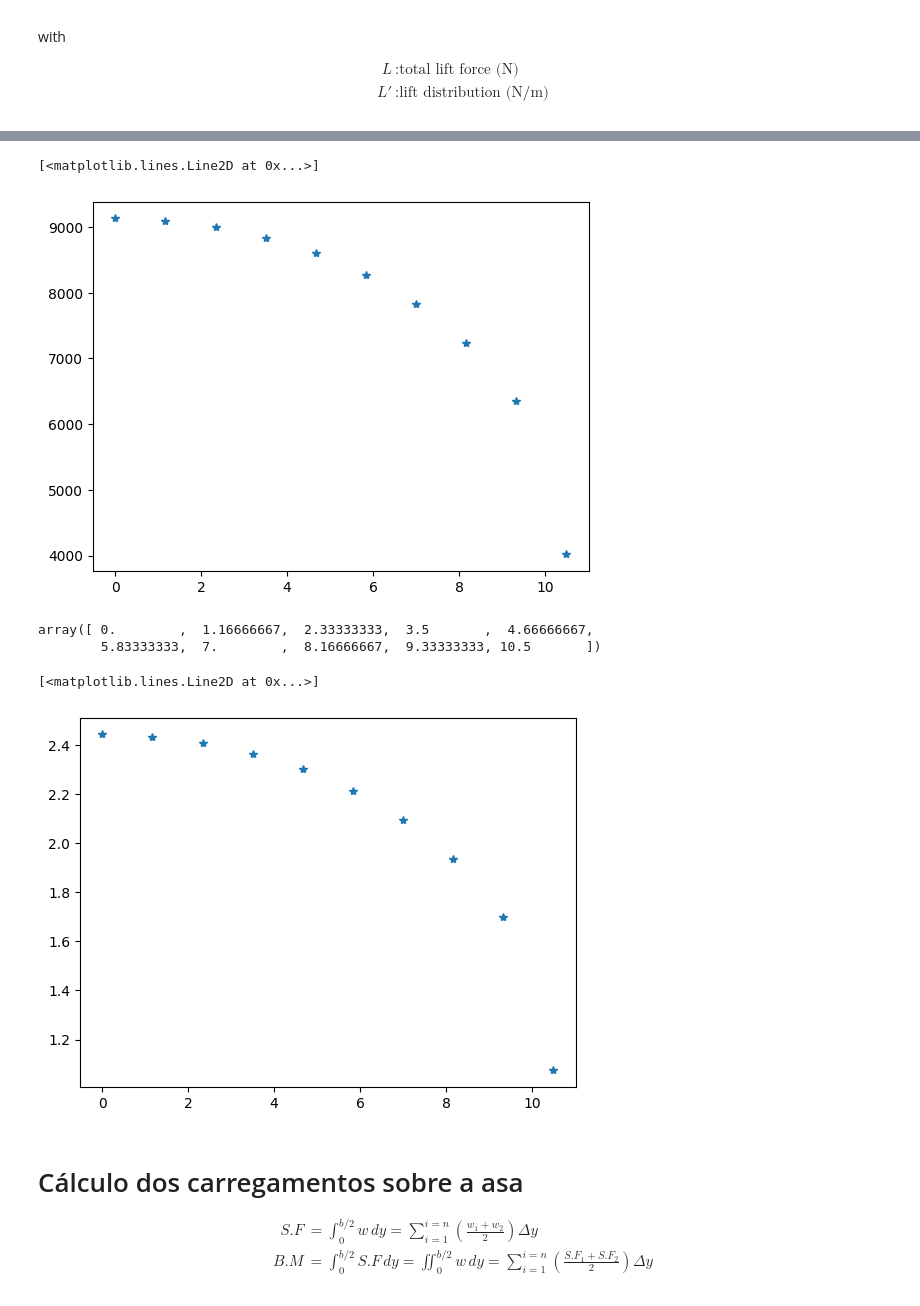
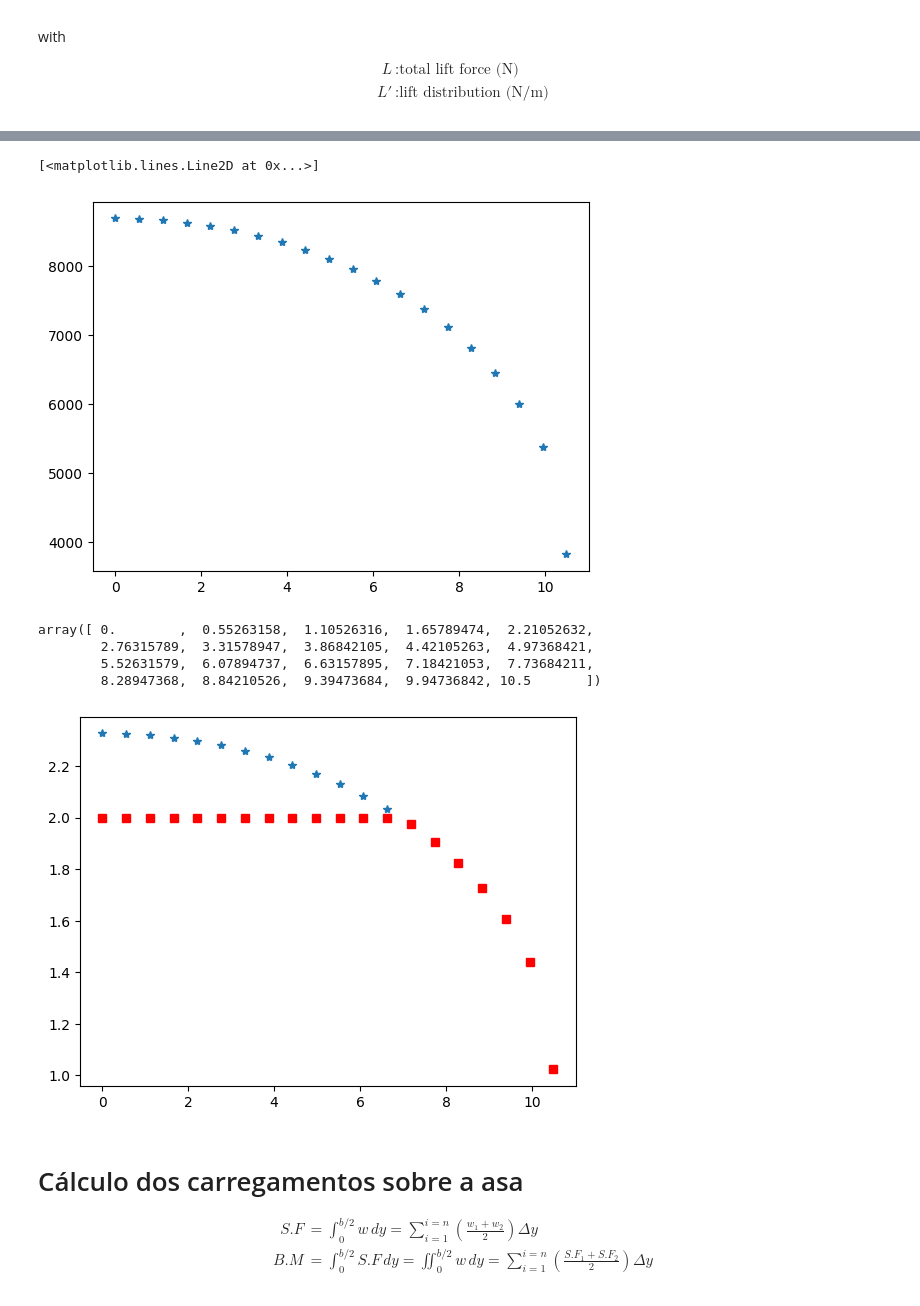
Before and after one commit to FeLorentzo/AircraftProjectEESC, a Jupyter notebook: AircraftPreliminaryDesign/AircraftPreliminaryDesign.ipynb, the cells around one changed output, grey strips where cells are left out. Saved outputs shown, nothing was run; the diff lists cells and outputs as text; code cells hidden in the pictures.

```diff
--- a/AircraftPreliminaryDesign/AircraftPreliminaryDesign.ipynb
+++ b/AircraftPreliminaryDesign/AircraftPreliminaryDesign.ipynb
@@ -973,13 +968,13 @@ def schrenk_method_chord(S, b, afil, y_sections):
 
     return (chord_elliptical + chord_trapezoidal)/2
 
-y_sections = np.linspace(0, aircraft['wing']['b']/2, 10)
+y_sections = np.linspace(0, aircraft['wing']['b']/2, 20)
 
 schrenk_chord = schrenk_method_chord(aircraft['wing']['S'], aircraft['wing']['b'],
                                      aircraft['wing']['taper_ratio'], y_sections)
 
 q = 0.5 * rho_SL * aircraft['definitions']['V_cruise']**2
-Cl = 2.1
+Cl = 2
 wing_load = aircraft['definitions']['wing_load']
 
 # L_distribution = q*schrenk_chord*Cl
@@ -988,24 +983,33 @@ L_distribution = wing_load*schrenk_chord*Cl
 plt.plot(y_sections, L_distribution, '*')
 # %% [output]
 [<matplotlib.lines.Line2D at 0x...>]
-[figure, old version]
+[figure, new version]
 # %%
 y_sections
 # %% [output]
-array([ 0.        ,  1.16666667,  2.33333333,  3.5       ,  4.66666667,
-        5.83333333,  7.        ,  8.16666667,  9.33333333, 10.5       ])
+array([ 0.        ,  0.55263158,  1.10526316,  1.65789474,  2.21052632,
+        2.76315789,  3.31578947,  3.86842105,  4.42105263,  4.97368421,
+        5.52631579,  6.07894737,  6.63157895,  7.18421053,  7.73684211,
+        8.28947368,  8.84210526,  9.39473684,  9.94736842, 10.5       ])
 # %%
 delta_y = np.diff(y_sections)
+# delta_y = np.append(delta_y, 0)
 mean_chord = np.array([(a + b) / 2 for a, b in zip(schrenk_chord[::1], schrenk_chord[1::1])])
-
-w = wing_load*Cl*mean_chord * delta_y
 
 Cl_local = schrenk_chord * Cl / aircraft['wing']['CMA']
 
+w = wing_load*Cl*mean_chord * delta_y # Calculado entre nervuras
+
+CL_corrigido = np.copy(Cl_local) # limitar pelo Cl max calculado pelo XFLR5
+
+CL_corrigido[Cl_local>2] = 2
+
+plt.figure()
 plt.plot(y_sections, Cl_local, '*')
+plt.plot(y_sections, CL_corrigido, 'sr')
+plt.show()
 # %% [output]
-[<matplotlib.lines.Line2D at 0x...>]
-[figure, old version]
+[figure, new version]
 # %% [markdown]
 # Cálculo dos carregamentos sobre a asa
 
```
Also changed, not shown: parts of 13 cells of this notebook.
